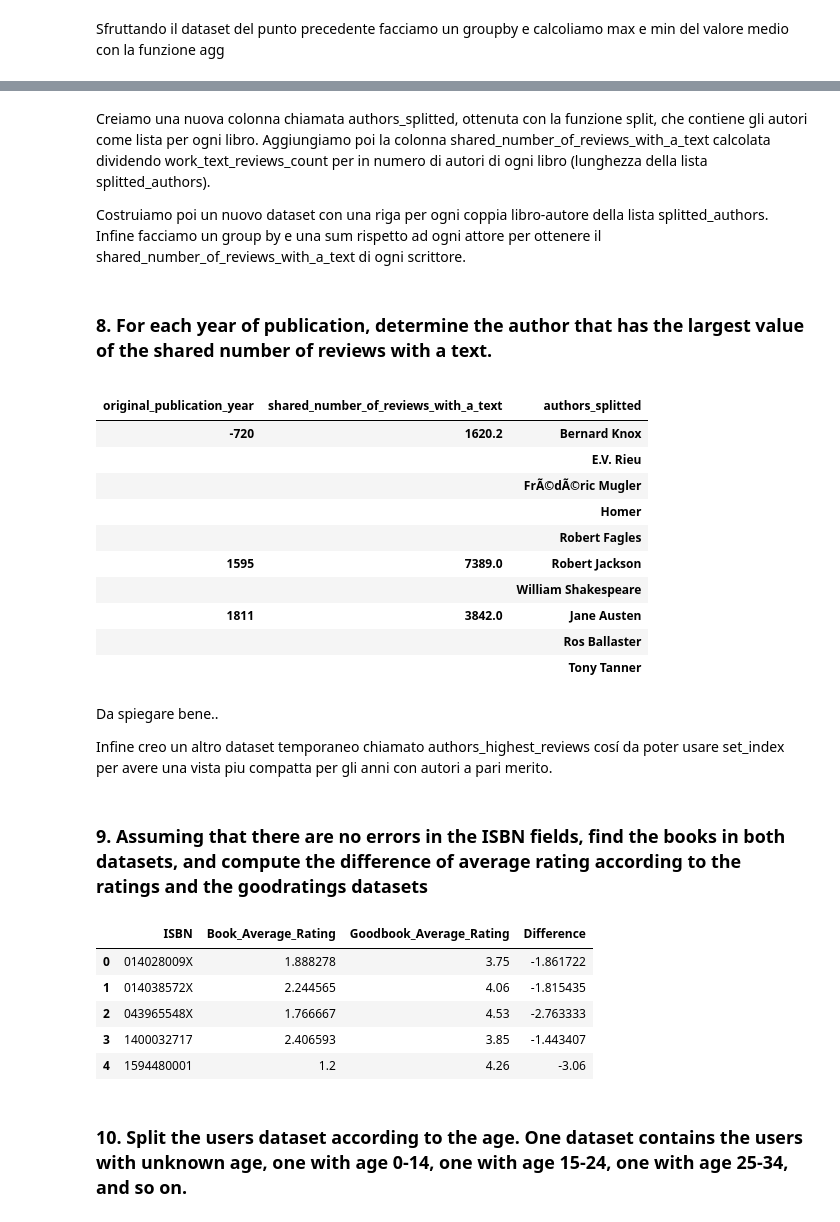
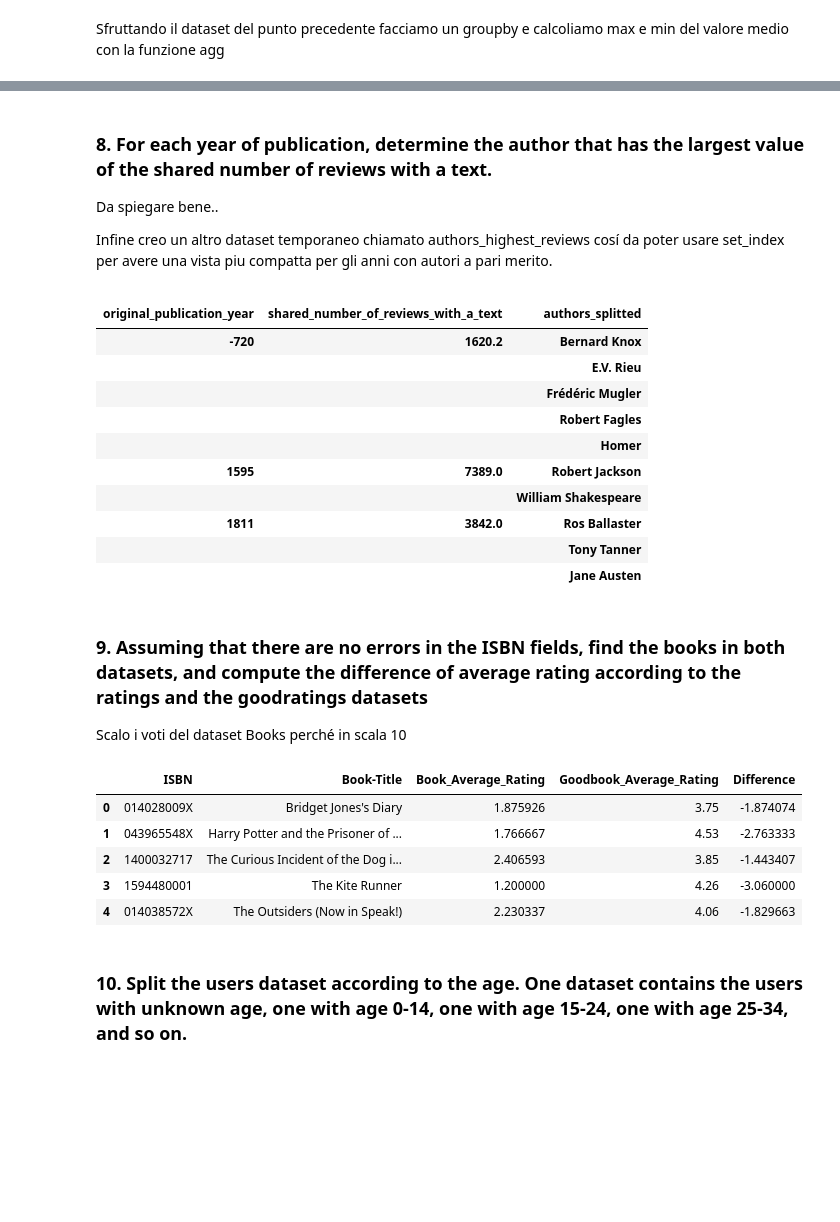
Before and after one commit to gianscuri/Computer_Science_Project_Pandas, a Jupyter notebook: progetto-2021.ipynb, the cells around one changed output, grey strips where cells are left out. Cells and saved outputs as stored; diff of their text form; code cells hidden in the pictures; blank space fills up the shorter version.

```diff
--- a/progetto-2021.ipynb
+++ b/progetto-2021.ipynb
@@ -49,0 +37,3 @@ books.shape
+# %%
+goodbooks = pd.read_csv('https://github.com/gdv/foundationsCS/raw/master/progetti/2021/goodbooks.csv.gz', compression = 'gzip', encoding = 'utf-8', sep = ',', dtype = {'isbn13': 'object', 'original_publication_year': 'int64',})
+goodbooks.shape
@@ -65,29 +49,3 @@ goodbooks_ratings = pd.read_csv('https://github.com/gdv/foundationsCS/raw/master
 goodbooks_ratings.shape
 # %% [output]
 (99, 3)
-# %%
-goodbooks = pd.read_csv('https://github.com/gdv/foundationsCS/raw/master/progetti/2021/goodbooks.csv.gz', compression = 'gzip', encoding = 'latin-1', sep = ',', dtype = {'book_id': 'int',
-                                                                                                                                                                            'goodreads_book_id': 'int',
-                                                                                                                                                                            'best_book_id': 'int',
-                                                                                                                                                                            'work_id': 'int',
-                                                                                                                                                                            'books_count': 'int',
-                                                                                                                                                                            'isbn': 'string',
-                                                                                                                                                                            'isbn13': 'string',
-                                                                                                                                                                            'authors': 'string',
-                                                                                                                                                                            'original_publication_year': 'int',
-                                                                                                                                                                            'original_title': 'string',
-                                                                                                                                                                            'title': 'string',
-                                                                                                                                                                            'language_code': 'string',
-                                                                                                                                                                            'average_rating': 'double',
-                                                                                                                                                                            'ratings_count': 'int',
-                                                                                                                                                                            'work_ratings_count': 'int',
-                                                                                                                                                                            'work_text_reviews_count': 'int',
-                                                                                                                                                                            'ratings_1': 'int',
-                                                                                                                                                                            'ratings_2': 'int',
-                                                                                                                                                                            'ratings_3': 'int',
-                                                                                                                                                                            'ratings_4': 'int',
-                                                                                                                                                                            'ratings_5': 'int',
-                                                                                                                                                                            'image_url': 'string',
-                                                                                                                                                                            'small_image_url': 'string'
-                                                                                                                                                                         })
-goodbooks.shape
@@ -111,5 +155,6 @@ Facendo un group by rispetto a Country ci si rende conto della presenza di valor
 # %% [markdown]
 ### 2. For each book in the *Books* dataset, compute its average rating.
 # %%
-pd.merge(books, book_ratings, on = 'ISBN', how = 'left').groupby(['ISBN', 'Book-Title'], as_index=False).agg(Average_Rating=('Book-Rating', 'mean')).head()
+books_avg = pd.merge(books, book_ratings, on = 'ISBN', how = 'left').groupby(['Book-Title', 'ISBN'], as_index=False).agg(Book_Average_Rating = ('Book-Rating', 'mean'))
+books_avg.head()
 # %% [output]
@@ -198,10 +246,9 @@ goodbooks_exploded.groupby(['authors_splitted'], as_index=False)['shared_number_
-# %% [markdown]
-Creiamo una nuova colonna chiamata authors_splitted, ottenuta con la funzione split, che contiene gli autori come lista per ogni libro.
-Aggiungiamo poi la colonna shared_number_of_reviews_with_a_text calcolata dividendo work_text_reviews_count per in numero di autori di ogni libro (lunghezza della lista splitted_authors).
-
-Costruiamo poi un nuovo dataset con una riga per ogni coppia libro-autore della lista splitted_authors. Infine facciamo un group by e una sum rispetto ad ogni attore per ottenere il shared_number_of_reviews_with_a_text di ogni scrittore.
 # %% [markdown]
 ### 8. For each year of publication, determine the author that has the largest value of the shared number of reviews with a text.
+
+Da spiegare bene..
+
+Infine creo un altro dataset temporaneo chiamato authors_highest_reviews cosí da poter usare set_index per avere una vista piu compatta per gli anni con autori a pari merito.
 # %%
 temp = goodbooks_exploded.groupby(['original_publication_year', 'authors_splitted'], as_index=False).sum()
 idx = temp.groupby(['original_publication_year'])['shared_number_of_reviews_with_a_text'].transform(max) == temp['shared_number_of_reviews_with_a_text']
@@ -213,36 +260,33 @@ authors_highest_reviews.set_index(['original_publication_year', 'shared_number_o
 | original_publication_year | shared_number_of_reviews_with_a_text | authors_splitted |
 | -720 | 1620.2 | Bernard Knox |
 |  |  | E.V. Rieu |
-|  |  | FrÃ©dÃ©ric Mugler |
+|  |  | Frédéric Mugler |
+|  |  | Robert Fagles |
 |  |  | Homer |
-|  |  | Robert Fagles |
 | 1595 | 7389.0 | Robert Jackson |
 |  |  | William Shakespeare |
-| 1811 | 3842.0 | Jane Austen |
-|  |  | Ros Ballaster |
+| 1811 | 3842.0 | Ros Ballaster |
 |  |  | Tony Tanner |
+|  |  | Jane Austen |
-# %% [markdown]
-Da spiegare bene..
-
-Infine creo un altro dataset temporaneo chiamato authors_highest_reviews cosí da poter usare set_index per avere una vista piu compatta per gli anni con autori a pari merito.
 # %% [markdown]
 ### 9. Assuming that there are no errors in the ISBN fields, find the books in both datasets, and compute the difference of average rating according to the ratings and the goodratings datasets
+
+Scalo i voti del dataset Books perché in scala 10
 # %%
-books_goodbooks = pd.merge(books, goodbooks, left_on = 'ISBN', right_on = 'isbn')
-books_goodbooks = pd.merge(books_goodbooks, book_ratings, on = 'ISBN', how = 'left').groupby('ISBN', as_index=False).mean()
+books_goodbooks = pd.merge(books_avg, goodbooks, left_on = 'ISBN', right_on = 'isbn')
 
-books_goodbooks['Book-Rating'] = books_goodbooks['Book-Rating'] / 2#scala 5 dei goodbooks e 10 dei books
-books_goodbooks['Difference'] = books_goodbooks['Book-Rating'] - books_goodbooks['average_rating']
+books_goodbooks['Book_Average_Rating'] = books_goodbooks['Book_Average_Rating'] / 2
+books_goodbooks['Difference'] = books_goodbooks['Book_Average_Rating'] - books_goodbooks['average_rating']
 
-books_goodbooks.rename(columns={'Book-Rating': 'Book_Average_Rating', 'average_rating': 'Goodbook_Average_Rating'}, inplace=True)
-books_goodbooks[['ISBN','Book_Average_Rating', 'Goodbook_Average_Rating', 'Difference']]
+books_goodbooks.rename(columns={'average_rating': 'Goodbook_Average_Rating'}, inplace=True)
+books_goodbooks[['ISBN', 'Book-Title', 'Book_Average_Rating', 'Goodbook_Average_Rating', 'Difference']]
 # %% [output]
-|  | ISBN | Book_Average_Rating | Goodbook_Average_Rating | Difference |
-| 0 | 014028009X | 1.888278 | 3.75 | -1.861722 |
-| 1 | 014038572X | 2.244565 | 4.06 | -1.815435 |
-| 2 | 043965548X | 1.766667 | 4.53 | -2.763333 |
-| 3 | 1400032717 | 2.406593 | 3.85 | -1.443407 |
-| 4 | 1594480001 | 1.2 | 4.26 | -3.06 |
+|  | ISBN | Book-Title | Book_Average_Rating | Goodbook_Average_Rating | Difference |
+| 0 | 014028009X | Bridget Jones's Diary | 1.875926 | 3.75 | -1.874074 |
+| 1 | 043965548X | Harry Potter and the Prisoner of ... | 1.766667 | 4.53 | -2.763333 |
+| 2 | 1400032717 | The Curious Incident of the Dog i... | 2.406593 | 3.85 | -1.443407 |
+| 3 | 1594480001 | The Kite Runner | 1.200000 | 4.26 | -3.060000 |
+| 4 | 014038572X | The Outsiders (Now in Speak!) | 2.230337 | 4.06 | -1.829663 |
 # %% [markdown]
 ### 10. Split the users dataset according to the age. One dataset contains the users with unknown age, one with age 0-14, one with age 15-24, one with age 25-34, and so on.
 # %%
```
Also changed, not shown: parts of 33 cells of this notebook.
